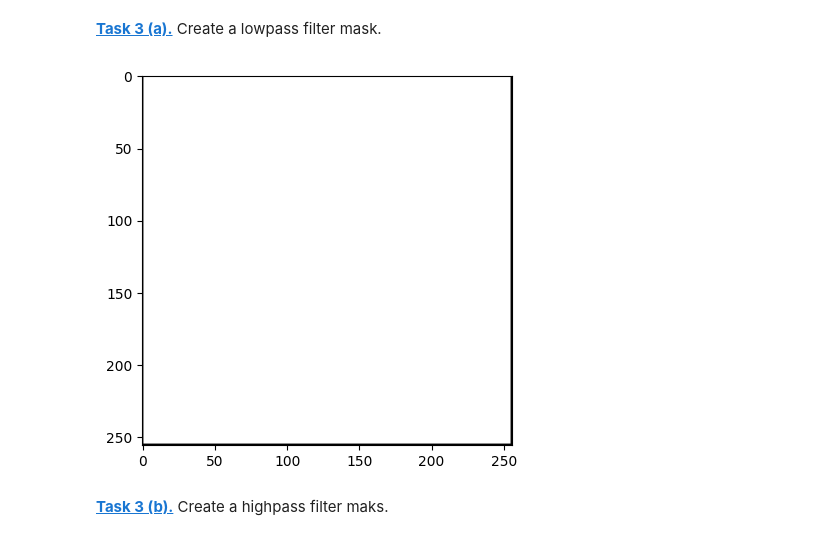
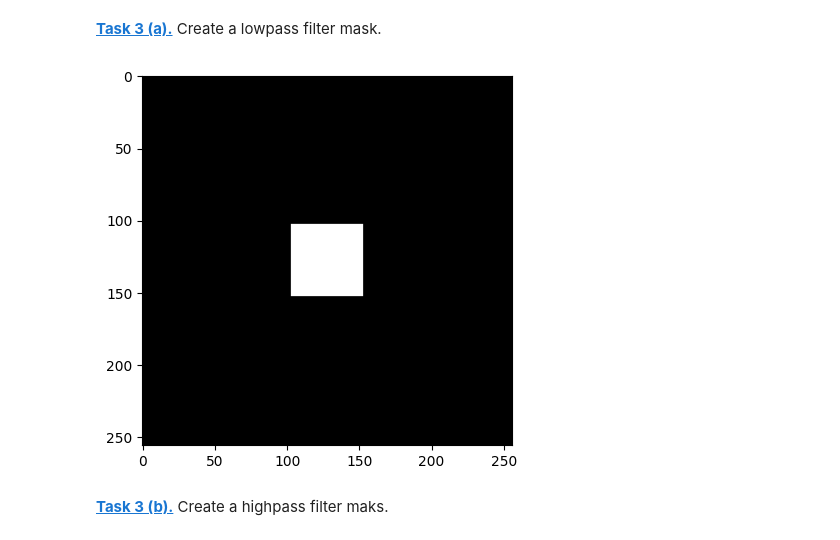
Before and after one commit to emiliathl/mobi-fs5-python, a Jupyter notebook: fourier.ipynb, the cells around one changed output. Cells and saved outputs as stored; diff of their text form; code cells hidden in the pictures.

```diff
--- a/fourier.ipynb
+++ b/fourier.ipynb
@@ -129,34 +129,39 @@ plt.imshow(merged2_rs_rt.real);
 # %% [markdown]
 **[Task 3 (a).]()** Create a lowpass filter mask.
 # %%
-filter_window_size = 255
+filter_window_size = 50
 # %%
 #goal: low pass filter mask
 # --> mask same size as image, filled with zeros, except middle: filled with 1
 
 # Define the image size
 image_size = (256, 256)
 
 # Create an array filled with zeros
 low_pass_mask = np.zeros(image_size)
 
 # Define the filter window size
 filter_width, filter_height = filter_window_size, filter_window_size
 
 # Calculate the center of the mask
 center_x, center_y = image_size[0] // 2, image_size[1] // 2
 
 # Insert the rectangular filter at the center of the mask
 low_pass_mask[
     center_x - filter_width // 2:center_x + filter_width // 2,
     center_y - filter_height // 2:center_y + filter_height // 2
 ] = 1
 
 # Visualize the mask
 plt.imshow(low_pass_mask, cmap='gray')
 plt.show()
+
+"""
+low pass filter:
+niedrige werte werden erhalten???
+"""
 # %% [output]
-[figure, old version]
+[figure, new version]
 # %% [markdown]
 **[Task 3 (b).]()** Create a highpass filter maks.
 # %%
```
Also changed, not shown: parts of 6 cells of this notebook.
